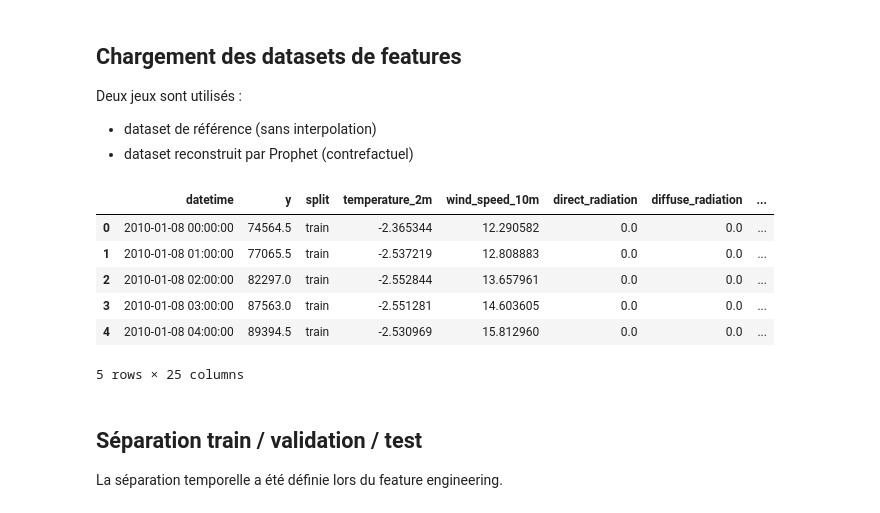
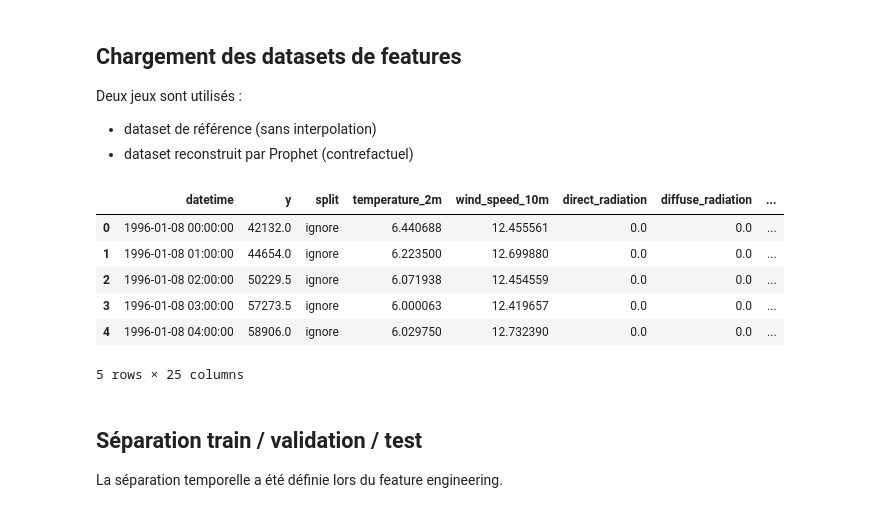
Before and after one commit to quentinbenchetrit/france-grid-stress-prediction, a Jupyter notebook: notebooks/00_notebook_reorganise.ipynb, the cells around one changed output. Saved outputs shown, nothing was run; the diff lists cells and outputs as text; code cells hidden in the pictures.

```diff
--- a/notebooks/00_notebook_reorganise.ipynb
+++ b/notebooks/00_notebook_reorganise.ipynb
@@ -1519,23 +1513,23 @@ Deux jeux sont utilisés :
 - dataset de référence (sans interpolation)
 - dataset reconstruit par Prophet (contrefactuel)
 # %%
-PROJECT_ROOT = Path("/home/onyxia/france-grid-stress-prediction")
+PROJECT_ROOT = Path("/home/onyxia/work/france-grid-stress-prediction")
 DATA_PROCESSED = PROJECT_ROOT / "data" / "processed"
 
 BASELINE_PATH = DATA_PROCESSED / "dataset_features.parquet"
 PROPHET_PATH  = DATA_PROCESSED / "dataset_features_prophetfilled.parquet"
 
 df_base = pd.read_parquet(BASELINE_PATH)
 df_prophet = pd.read_parquet(PROPHET_PATH)
 
 df_base.head()
 # %% [output]
 |  | datetime | y | split | temperature_2m | wind_speed_10m | direct_radiation | diffuse_radiation | ... |
-| 0 | 2010-01-08 00:00:00 | 74564.5 | train | -2.365344 | 12.290582 | 0.0 | 0.0 | ... |
-| 1 | 2010-01-08 01:00:00 | 77065.5 | train | -2.537219 | 12.808883 | 0.0 | 0.0 | ... |
-| 2 | 2010-01-08 02:00:00 | 82297.0 | train | -2.552844 | 13.657961 | 0.0 | 0.0 | ... |
-| 3 | 2010-01-08 03:00:00 | 87563.0 | train | -2.551281 | 14.603605 | 0.0 | 0.0 | ... |
-| 4 | 2010-01-08 04:00:00 | 89394.5 | train | -2.530969 | 15.812960 | 0.0 | 0.0 | ... |
+| 0 | 1996-01-08 00:00:00 | 42132.0 | ignore | 6.440688 | 12.455561 | 0.0 | 0.0 | ... |
+| 1 | 1996-01-08 01:00:00 | 44654.0 | ignore | 6.223500 | 12.699880 | 0.0 | 0.0 | ... |
+| 2 | 1996-01-08 02:00:00 | 50229.5 | ignore | 6.071938 | 12.454559 | 0.0 | 0.0 | ... |
+| 3 | 1996-01-08 03:00:00 | 57273.5 | ignore | 6.000063 | 12.419657 | 0.0 | 0.0 | ... |
+| 4 | 1996-01-08 04:00:00 | 58906.0 | ignore | 6.029750 | 12.732390 | 0.0 | 0.0 | ... |
 5 rows × 25 columns
 # %% [markdown]
 ## Séparation train / validation / test
```
Also changed, not shown: parts of 37 cells of this notebook, 5 other files.
